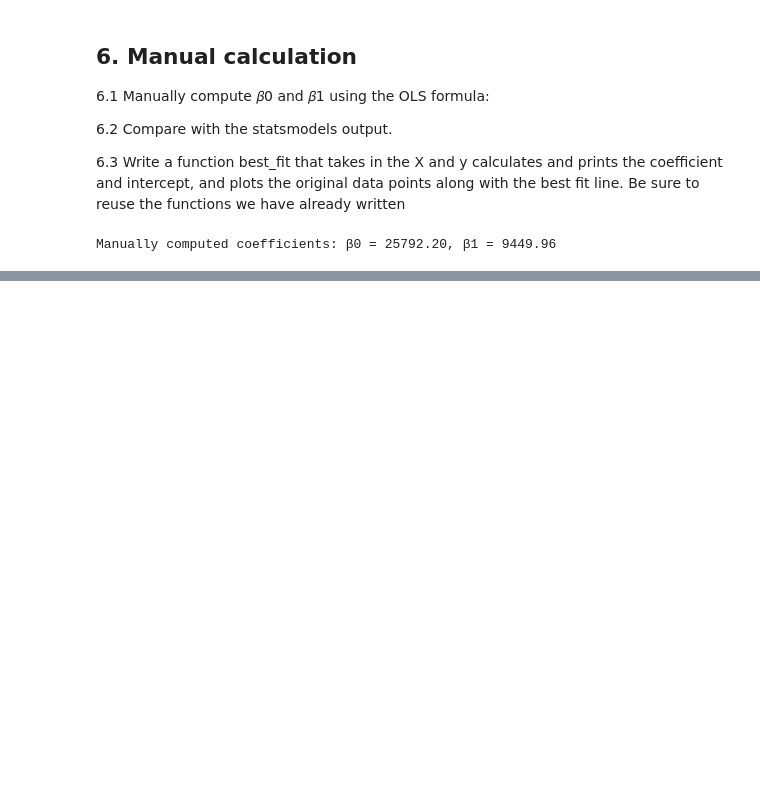
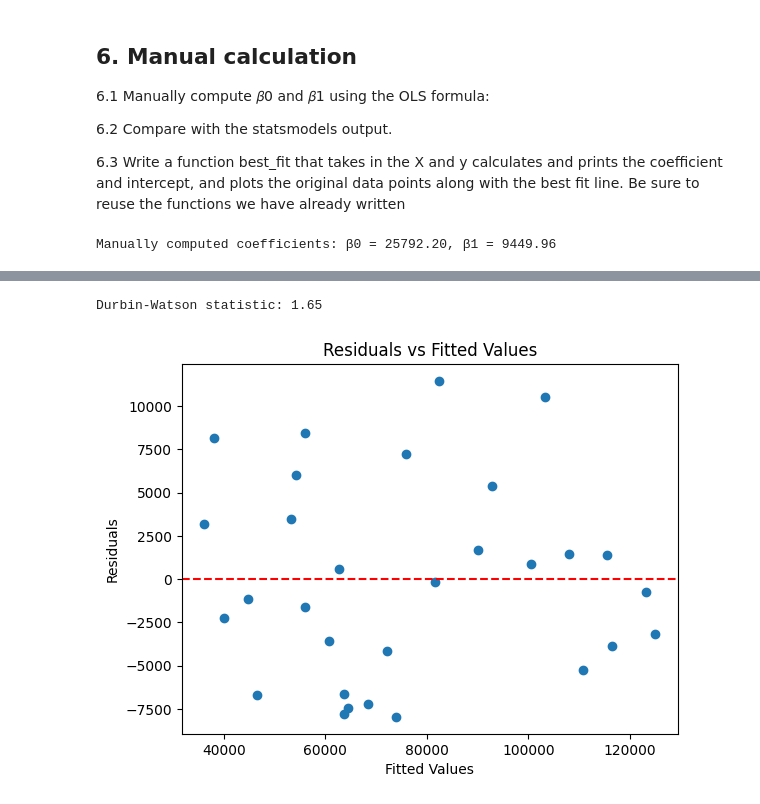
Before and after one commit to Owiti-Charles/Linear-Regression, a Jupyter notebook: Practce_test_Linear_reg.ipynb, the cells around one changed output, grey strips where cells are left out. Cells and saved outputs as stored; diff of their text form; code cells hidden in the pictures; blank space fills up the shorter version.

```diff
--- a/Practce_test_Linear_reg.ipynb
+++ b/Practce_test_Linear_reg.ipynb
@@ -203,0 +229,35 @@ Manually computed coefficients: β0 = 25792.20, β1 = 9449.96
+# %%
+# independence of errors
+# Check for independence of errors using the Durbin-Watson test
+from statsmodels.stats.stattools import durbin_watson
+
+#DW ≈ 2 → No autocorrelation
+#DW < 1.5 or > 2.5 → Possible autocorrelation
+
+dw = durbin_watson(residuals)
+print(f"Durbin-Watson statistic: {dw:.2f}")
+
+# Durbin-Watson statistic: 1.65
+# The Durbin-Watson statistic is approximately 1.65, which is close to 2, indicating that there is no significant autocorrelation in the residuals. Values closer to 2 suggest independence of errors.
+# %% [output]
+Durbin-Watson statistic: 1.65
+# %%
+# homoscedasticity
+# Check for homoscedasticity using the Breusch-Pagan test
+# errors should be homoscedastic (constant variance)
+from statsmodels.stats.diagnostic import het_breuschpagan
+
+# Residuals  vs fitted values
+fitted_values = model.fittedvalues
+plt.scatter(fitted_values, residuals)
+plt.xlabel('Fitted Values')
+plt.ylabel('Residuals')
+plt.title('Residuals vs Fitted Values')
+plt.axhline(0, color='red', linestyle='--')
+plt.show()
+# Breusch-Pagan test
+
+# bp_test = het_breuschpagan(residuals, model.model.exog)
+# bp_test
+# %% [output]
+[figure, added]
```
Also changed, not shown: parts of 10 cells of this notebook.
